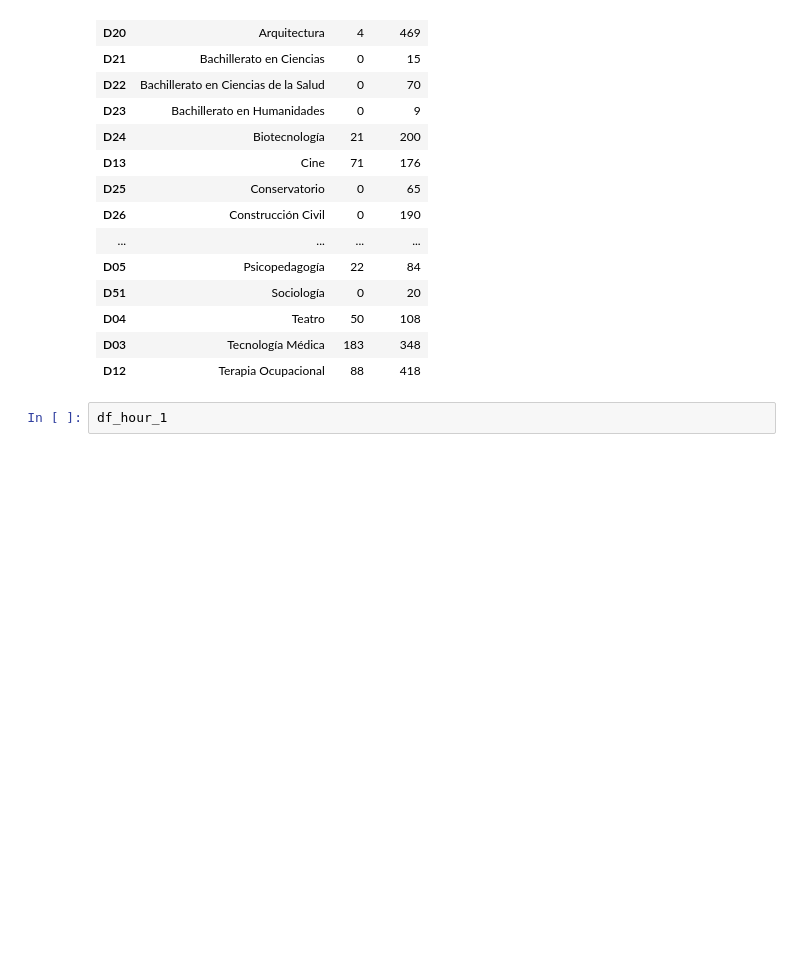
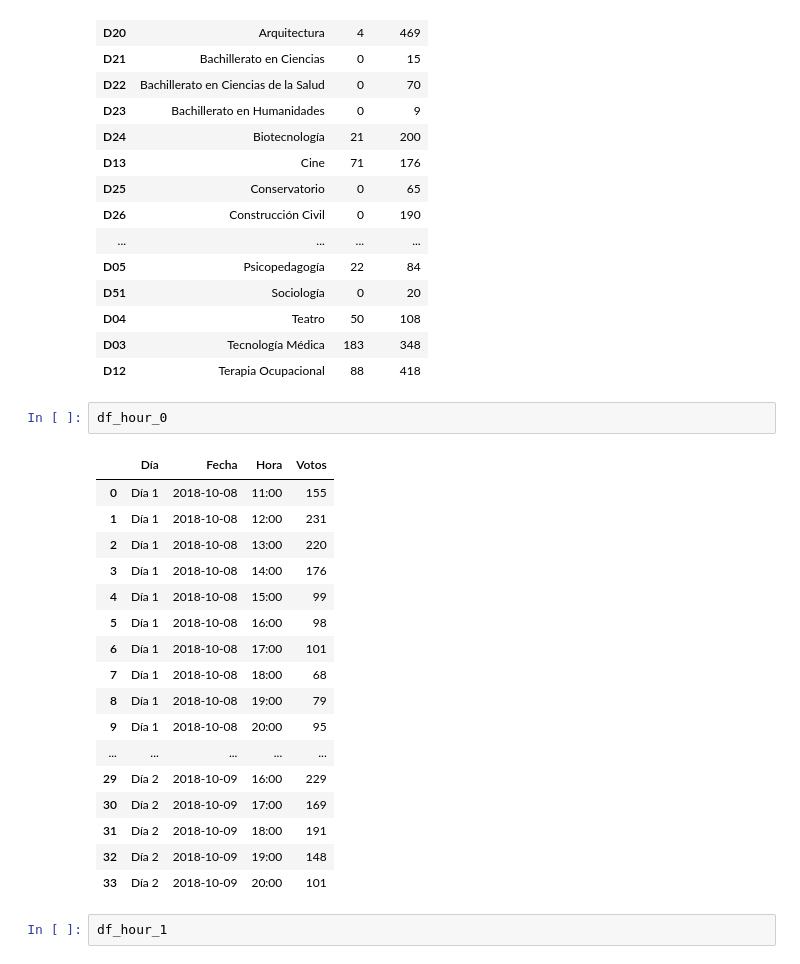
Before and after one commit to melipass/umayor-evoting-data, a Jupyter notebook: evoting.ipynb, the cells around one changed output. Cells and saved outputs as stored; diff of their text form; blank space fills up the shorter version.

```diff
--- a/evoting.ipynb
+++ b/evoting.ipynb
@@ -142,6 +162,26 @@ df_program_3.sort_values(by='Carrera')
 | D04 | Teatro | 50 | 108 |
 | D03 | Tecnología Médica | 183 | 348 |
 | D12 | Terapia Ocupacional | 88 | 418 |
+# %%
+df_hour_0
+# %% [output]
+|  | Día | Fecha | Hora | Votos |
+| 0 | Día 1 | 2018-10-08 | 11:00 | 155 |
+| 1 | Día 1 | 2018-10-08 | 12:00 | 231 |
+| 2 | Día 1 | 2018-10-08 | 13:00 | 220 |
+| 3 | Día 1 | 2018-10-08 | 14:00 | 176 |
+| 4 | Día 1 | 2018-10-08 | 15:00 | 99 |
+| 5 | Día 1 | 2018-10-08 | 16:00 | 98 |
+| 6 | Día 1 | 2018-10-08 | 17:00 | 101 |
+| 7 | Día 1 | 2018-10-08 | 18:00 | 68 |
+| 8 | Día 1 | 2018-10-08 | 19:00 | 79 |
+| 9 | Día 1 | 2018-10-08 | 20:00 | 95 |
+| ... | ... | ... | ... | ... |
+| 29 | Día 2 | 2018-10-09 | 16:00 | 229 |
+| 30 | Día 2 | 2018-10-09 | 17:00 | 169 |
+| 31 | Día 2 | 2018-10-09 | 18:00 | 191 |
+| 32 | Día 2 | 2018-10-09 | 19:00 | 148 |
+| 33 | Día 2 | 2018-10-09 | 20:00 | 101 |
 # %%
 df_hour_1
 # %% [output]
```
Also changed, not shown: parts of 7 cells of this notebook.
